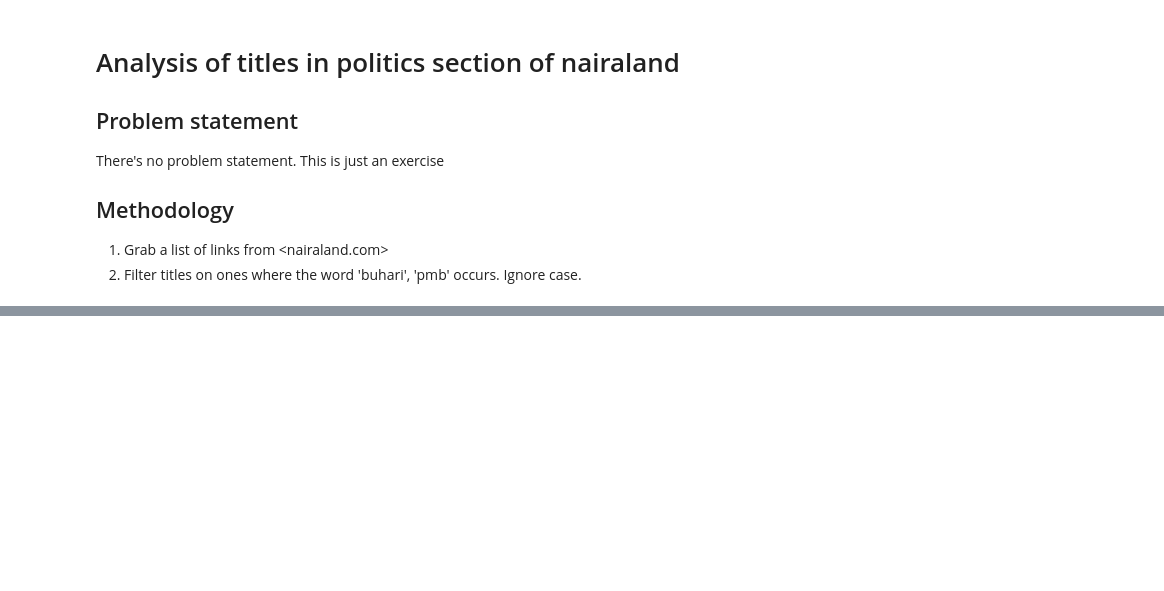
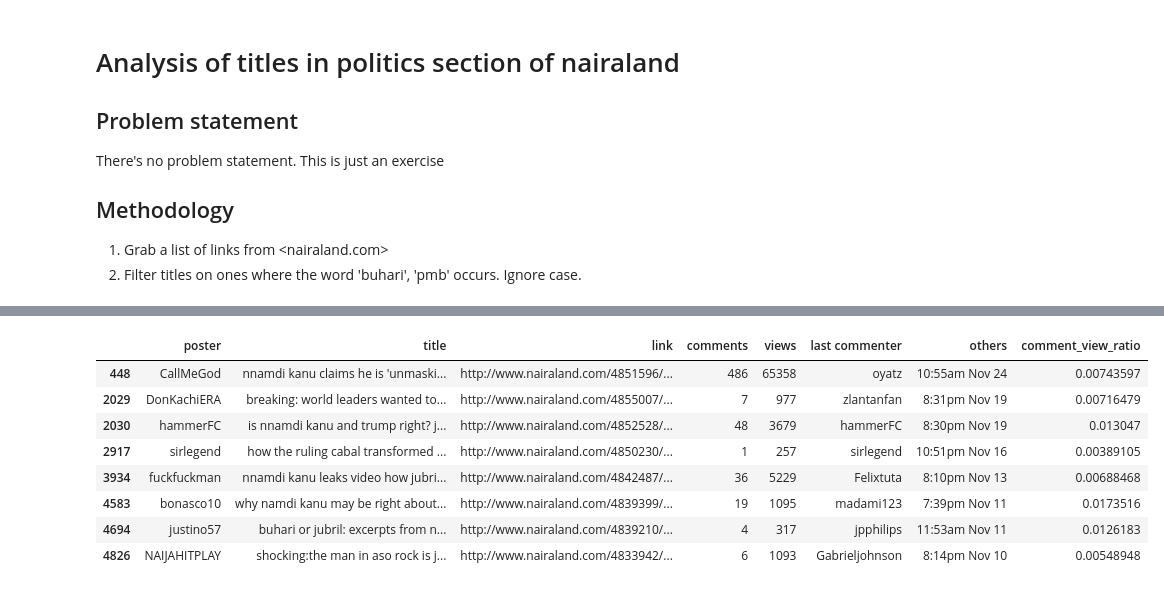
Before and after one commit to chidimo/hack-nairaland, a Jupyter notebook: politics-analysis.ipynb, the cells around one changed output, grey strips where cells are left out. Cells and saved outputs as stored; diff of their text form; code cells hidden in the pictures; blank space fills up the shorter version.

```diff
--- a/politics-analysis.ipynb
+++ b/politics-analysis.ipynb
@@ -50,9 +55,11 @@ df['comment_view_ratio'] = df['comments'] / df['views']
 # %%
 buhari = df.title.str.contains('buhari')
+jubril = df.title.str.contains('jubril')
+jubrin = df.title.str.contains('jubrin') # spellings I've seen tends to differ by the last letter
+recession = df.title.str.contains('recession')
 pmb = df.title.str.contains('pmb')
 atiku = df.title.str.contains('atiku')
 nnamdi = df.title.str.contains('nnamdi')
 biafra = df.title.str.contains('biafra')
 kanu = df.title.str.contains('kanu')
-nwankwo = df.title.str.contains('nwankwo')
-mask = buhari & (kanu | nnamdi)
+not_nwankwo = ~df.title.str.contains('nwankwo') # title does not contain nwankwo
@@ -82,0 +78,15 @@ KeyboardInterrupt:
+# %%
+# Find all posts that contain the word buhari and/or pmb and jubril and/or jubrin and nnamdi and/or kanu
+mask = (buhari | pmb) & (jubril | jubrin) & (nnamdi | kanu & not_nwankwo)
+res = df[mask]
+res.style.set_properties(**{'text-align': 'left', 'background-color': '#2B3E50', 'color' : 'white', 'font-size' : '125%'})
+# %% [output]
+|  | poster | title | link | comments | views | last commenter | others | comment_view_ratio |
+| 448 | CallMeGod | nnamdi kanu claims he is 'unmaski... | http://www.nairaland.com/4851596/... | 486 | 65358 | oyatz | 10:55am Nov 24 | 0.00743597 |
+| 2029 | DonKachiERA | breaking: world leaders wanted to... | http://www.nairaland.com/4855007/... | 7 | 977 | zlantanfan | 8:31pm Nov 19 | 0.00716479 |
+| 2030 | hammerFC | is nnamdi kanu and trump right? j... | http://www.nairaland.com/4852528/... | 48 | 3679 | hammerFC | 8:30pm Nov 19 | 0.013047 |
+| 2917 | sirlegend | how the ruling cabal transformed ... | http://www.nairaland.com/4850230/... | 1 | 257 | sirlegend | 10:51pm Nov 16 | 0.00389105 |
+| 3934 | fuckfuckman | nnamdi kanu leaks video how jubri... | http://www.nairaland.com/4842487/... | 36 | 5229 | Felixtuta | 8:10pm Nov 13 | 0.00688468 |
+| 4583 | bonasco10 | why namdi kanu may be right about... | http://www.nairaland.com/4839399/... | 19 | 1095 | madami123 | 7:39pm Nov 11 | 0.0173516 |
+| 4694 | justino57 | buhari or jubril: excerpts from n... | http://www.nairaland.com/4839210/... | 4 | 317 | jpphilips | 11:53am Nov 11 | 0.0126183 |
+| 4826 | NAIJAHITPLAY | shocking:the man in aso rock is j... | http://www.nairaland.com/4833942/... | 6 | 1093 | Gabrieljohnson | 8:14pm Nov 10 | 0.00548948 |
```
Also changed, not shown: parts of 7 cells of this notebook, 3 other files.
